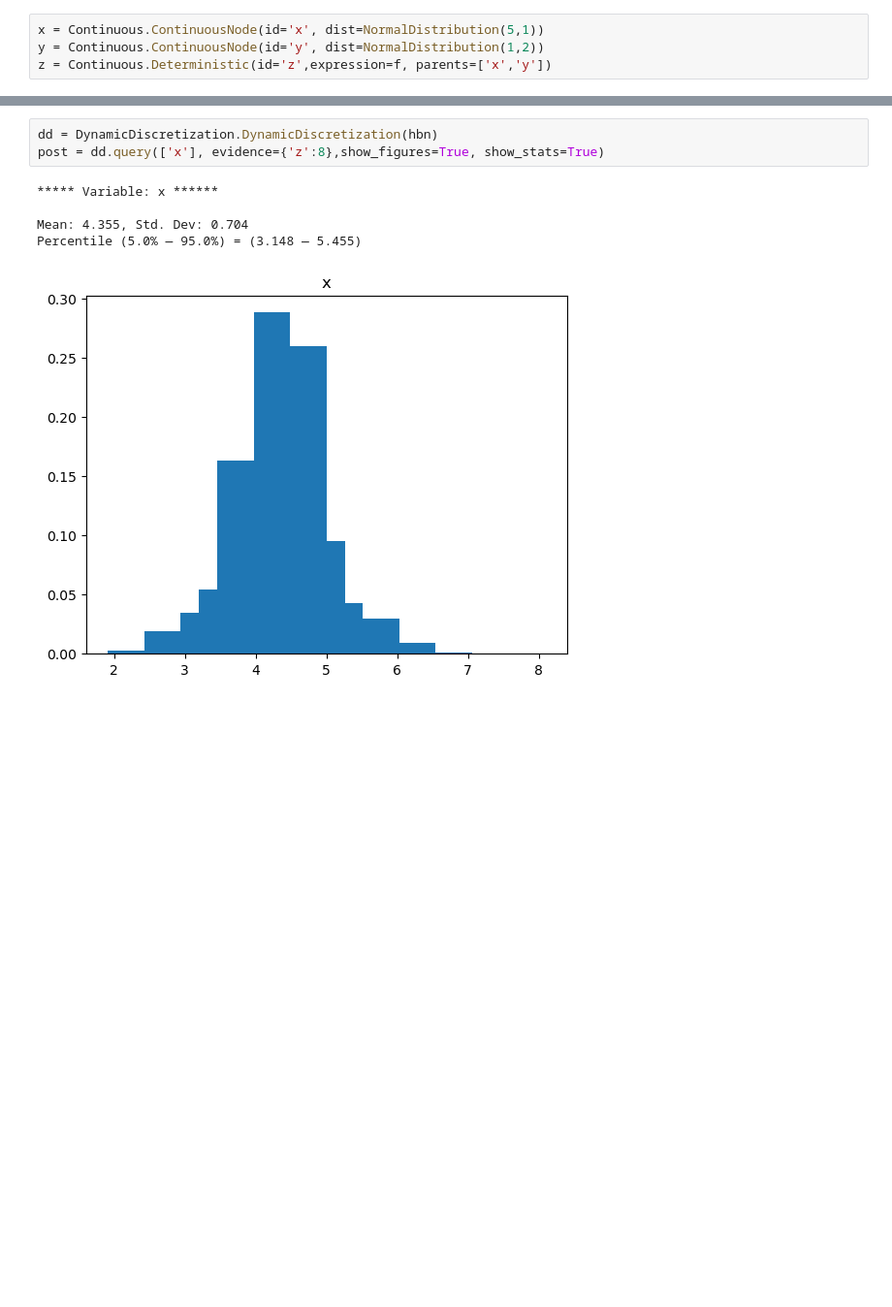
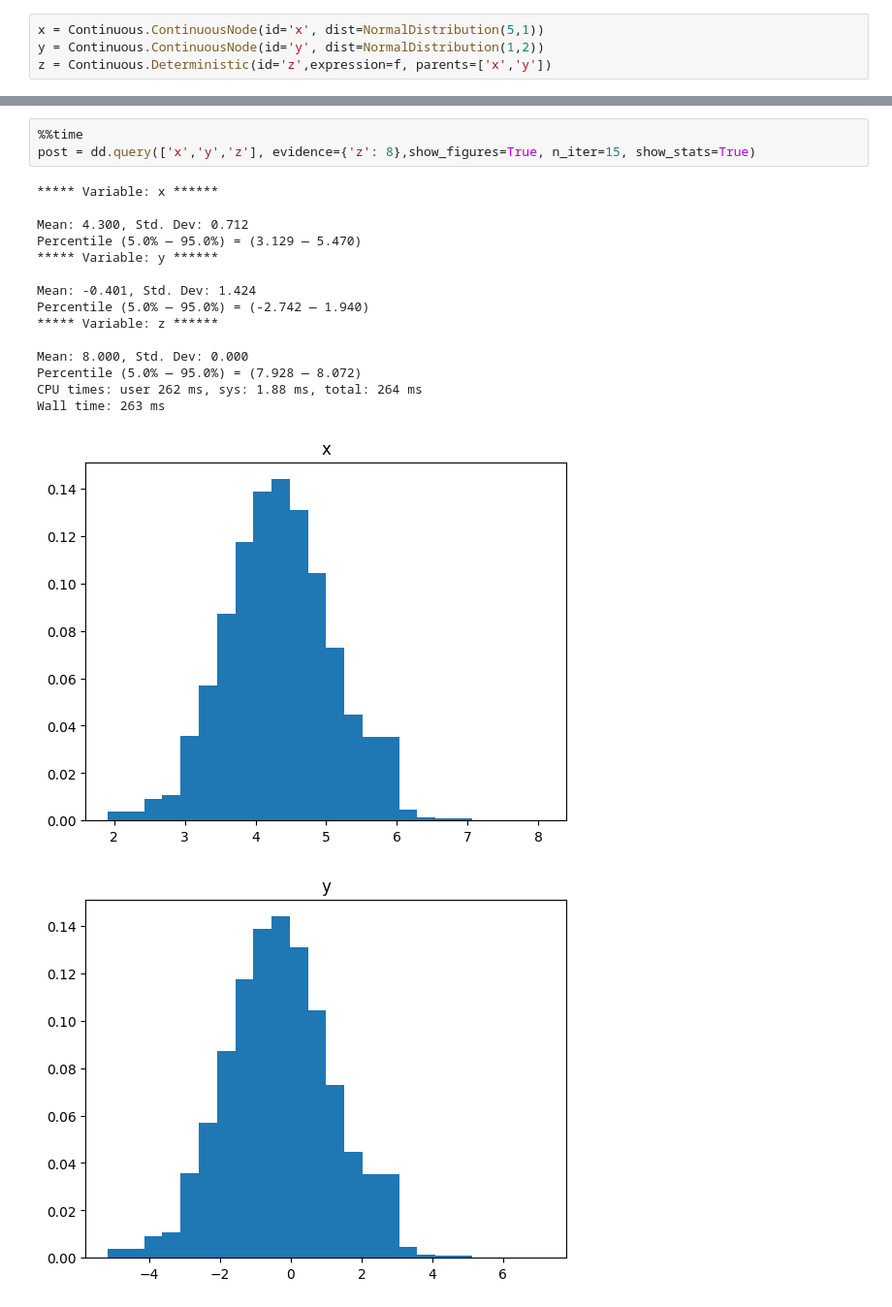
Before and after one commit to byet/hydipy, a Jupyter notebook: examples/Basic.ipynb, the cells around one changed output, grey strips where cells are left out. Shown at 97% size. Saved outputs shown, nothing was run; the diff lists cells and outputs as text; blank space fills up the shorter version.

```diff
--- a/examples/Basic.ipynb
+++ b/examples/Basic.ipynb
@@ -118,9 +128,20 @@ hbn = DynamicDiscretization.Hybrid_BN([x,y,z])
 # %%
-dd = DynamicDiscretization.DynamicDiscretization(hbn)
-post = dd.query(['x'], evidence={'z':8},show_figures=True, show_stats=True)
+%%time
+post = dd.query(['x','y','z'], evidence={'z': 8},show_figures=True, n_iter=15, show_stats=True)
 # %% [output]
 ***** Variable: x ******
 
-Mean: 4.355, Std. Dev: 0.704
-Percentile (5.0% — 95.0%) = (3.148 — 5.455)
+Mean: 4.300, Std. Dev: 0.712
+Percentile (5.0% — 95.0%) = (3.129 — 5.470)
+***** Variable: y ******
+
+Mean: -0.401, Std. Dev: 1.424
+Percentile (5.0% — 95.0%) = (-2.742 — 1.940)
+***** Variable: z ******
+
+Mean: 8.000, Std. Dev: 0.000
+Percentile (5.0% — 95.0%) = (7.928 — 8.072)
+CPU times: user 262 ms, sys: 1.88 ms, total: 264 ms
+Wall time: 263 ms
-[figure, old version]
+[figure, new version]
+[figure, added]
```
Also changed, not shown: parts of 11 cells of this notebook.
